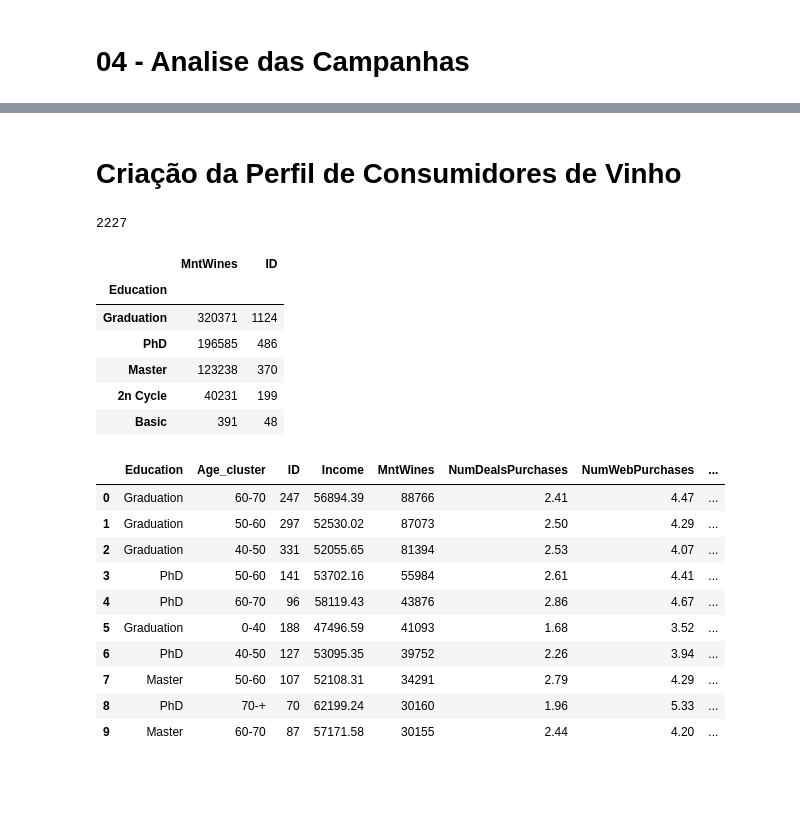
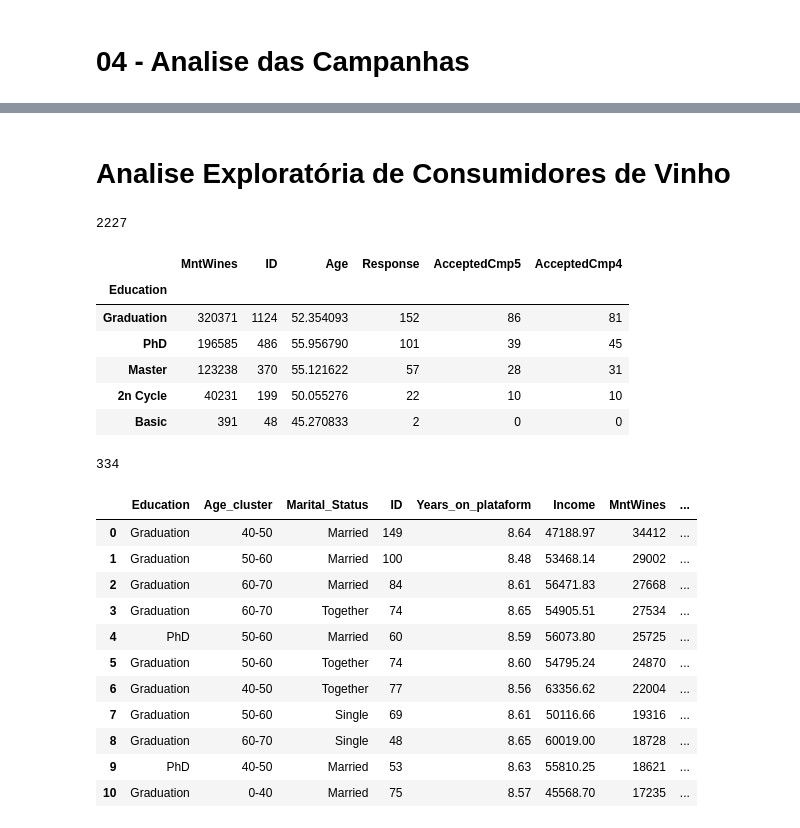
Before and after one commit to med0709/Marketing_Analysis, a Jupyter notebook: Ifood.ipynb, the cells around one changed output, grey strips where cells are left out. Drawn from its saved outputs; the diff is of its cells as text; code cells hidden in the pictures; blank space fills up the shorter version.

```diff
--- a/Ifood.ipynb
+++ b/Ifood.ipynb
@@ -316,6 +382,8 @@ unique           663
 top       2012-08-31
 freq              12
 Name: Dt_Customer, dtype: object
+# %%
+df_inicial['Dt_Customer'] = pd.to_datetime(df_inicial['Dt_Customer'], format = '%Y-%m-%d')
 # %%
 df_inicial['Dt_Customer'].min()
 # %% [output]
@@ -327,2 +395,5 @@ df_inicial['Dt_Customer'].max()
-# %%
-df_inicial['Years_on_plataform'] = df_inicial['Dt_Customer']
+# %%
+today = datetime.now()
+year = timedelta(days=365)
+
+df_inicial['Years_on_plataform'] = ((today - df_inicial['Dt_Customer']) / year).round(2)
@@ -328,0 +438,11 @@ df_inicial['Years_on_plataform'] = df_inicial['Dt_Customer']
+# %%
+df_inicial['total_spent'] = df_inicial['MntWines'] + df_inicial['MntFruits'] + df_inicial['MntMeatProducts'] + df_inicial['MntFishProducts'] + df_inicial['MntSweetProducts'] + df_inicial['MntGoldProds']
+
+sns.set(style='whitegrid', rc={"grid.linewidth": 0.1})
+sns.set_context("notebook")
+plt.figure(figsize=(20, 5)) # Two column paper. Each column is about 3.15 inch wide.
+
+
+sns.lineplot(data=df_inicial[df_inicial['Income'] < 200000],
+    x="Years_on_plataform", y=df_inicial['total_spent']
+             , hue = 'Response')
@@ -567,5 +717,5 @@ dtype: int64
 # %% [markdown]
-# Criação da Perfil de Consumidores de Vinho
+# Analise Exploratória de Consumidores de Vinho
 # %%
 df_wine = df_inicial[df_inicial['MntWines'] != 0]
 # %%
@@ -573,49 +723,57 @@ df_wine['ID'].size
 # %% [output]
 2227
 # %%
-df_wine_grouped = df_wine.groupby('Education').agg({'MntWines' : 'sum', 'ID' : 'count'}).sort_values(by = 'MntWines', ascending = False)
+df_wine_grouped = df_wine.groupby('Education').agg({'MntWines' : 'sum', 'ID' : 'count', 'Age' : 'mean', 'Response' : 'sum', 'AcceptedCmp5' : 'sum', 'AcceptedCmp4' : 'sum'}).sort_values(by = 'MntWines', ascending = False)
+#df_wine_grouped['wine_spent'] = df_wine_grouped
 df_wine_grouped
 # %% [output]
-|  | MntWines | ID |
-| Education |  |  |
-| Graduation | 320371 | 1124 |
-| PhD | 196585 | 486 |
-| Master | 123238 | 370 |
-| 2n Cycle | 40231 | 199 |
-| Basic | 391 | 48 |
+|  | MntWines | ID | Age | Response | AcceptedCmp5 | AcceptedCmp4 |
+| Education |  |  |  |  |  |  |
+| Graduation | 320371 | 1124 | 52.354093 | 152 | 86 | 81 |
+| PhD | 196585 | 486 | 55.956790 | 101 | 39 | 45 |
+| Master | 123238 | 370 | 55.121622 | 57 | 28 | 31 |
+| 2n Cycle | 40231 | 199 | 50.055276 | 22 | 10 | 10 |
+| Basic | 391 | 48 | 45.270833 | 2 | 0 | 0 |
+# %%
+df_wine_grouped['Response'].sum()
+# %% [output]
+334
 # %%
 agreggations = {'ID' : 'count',
+                'Years_on_plataform' : 'mean',
                 'Income' : 'mean',
                 'MntWines' : 'sum',
                 'NumDealsPurchases' : 'mean',
                 'NumWebPurchases' : 'mean',
                 'NumCatalogPurchases' : 'mean',
                 'NumStorePurchases' : 'mean',
                 'NumWebVisitsMonth' : 'mean',
                 'Complain' : 'sum',
-                'AcceptedCmp1' : 'sum',
-                'AcceptedCmp2' : 'sum',
-                'AcceptedCmp3' : 'sum',
+                #'AcceptedCmp1' : 'sum',
+                #'AcceptedCmp2' : 'sum',
+                #'AcceptedCmp3' : 'sum',
                 'AcceptedCmp4' : 'sum',
                 'Response' : 'sum',
                 'Recency' : 'mean'}
 
 
-df_wine_grouped = df_wine.groupby(['Education', 'Age_cluster']).agg(agreggations).sort_values(by = 'MntWines', ascending = False).reset_index()
+df_wine_grouped = df_wine.groupby(['Education', 'Age_cluster', 'Marital_Status']).agg(agreggations).sort_values(by = 'MntWines', ascending = False).reset_index()
 
-df_wine_grouped['Income_wine_cum'] = ((df_wine_grouped['MntWines'] / df_wine_grouped['MntWines'].sum()).round(2)) .cumsum()
+df_wine_grouped['wine_repr'] = ((df_wine_grouped['MntWines'] / df_wine_grouped['MntWines'].sum()).round(2)).cumsum()
 df_wine_grouped['renda_vinho'] =  df_wine_grouped['MntWines'] / (df_wine_grouped['Income'] / 2)
 
-(df_wine_grouped.head(10)).round(2)
+
+(df_wine_grouped.head(11)).round(2)
 # %% [output]
-|  | Education | Age_cluster | ID | Income | MntWines | NumDealsPurchases | NumWebPurchases | ... |
-| 0 | Graduation | 60-70 | 247 | 56894.39 | 88766 | 2.41 | 4.47 | ... |
-| 1 | Graduation | 50-60 | 297 | 52530.02 | 87073 | 2.50 | 4.29 | ... |
-| 2 | Graduation | 40-50 | 331 | 52055.65 | 81394 | 2.53 | 4.07 | ... |
-| 3 | PhD | 50-60 | 141 | 53702.16 | 55984 | 2.61 | 4.41 | ... |
-| 4 | PhD | 60-70 | 96 | 58119.43 | 43876 | 2.86 | 4.67 | ... |
-| 5 | Graduation | 0-40 | 188 | 47496.59 | 41093 | 1.68 | 3.52 | ... |
-| 6 | PhD | 40-50 | 127 | 53095.35 | 39752 | 2.26 | 3.94 | ... |
-| 7 | Master | 50-60 | 107 | 52108.31 | 34291 | 2.79 | 4.29 | ... |
-| 8 | PhD | 70-+ | 70 | 62199.24 | 30160 | 1.96 | 5.33 | ... |
-| 9 | Master | 60-70 | 87 | 57171.58 | 30155 | 2.44 | 4.20 | ... |
+|  | Education | Age_cluster | Marital_Status | ID | Years_on_plataform | Income | MntWines | ... |
+| 0 | Graduation | 40-50 | Married | 149 | 8.64 | 47188.97 | 34412 | ... |
+| 1 | Graduation | 50-60 | Married | 100 | 8.48 | 53468.14 | 29002 | ... |
+| 2 | Graduation | 60-70 | Married | 84 | 8.61 | 56471.83 | 27668 | ... |
+| 3 | Graduation | 60-70 | Together | 74 | 8.65 | 54905.51 | 27534 | ... |
+| 4 | PhD | 50-60 | Married | 60 | 8.59 | 56073.80 | 25725 | ... |
+| 5 | Graduation | 50-60 | Together | 74 | 8.60 | 54795.24 | 24870 | ... |
+| 6 | Graduation | 40-50 | Together | 77 | 8.56 | 63356.62 | 22004 | ... |
+| 7 | Graduation | 50-60 | Single | 69 | 8.61 | 50116.66 | 19316 | ... |
+| 8 | Graduation | 60-70 | Single | 48 | 8.65 | 60019.00 | 18728 | ... |
+| 9 | PhD | 40-50 | Married | 53 | 8.63 | 55810.25 | 18621 | ... |
+| 10 | Graduation | 0-40 | Married | 75 | 8.57 | 45568.70 | 17235 | ... |
```
Also changed, not shown: parts of 28 cells of this notebook.
